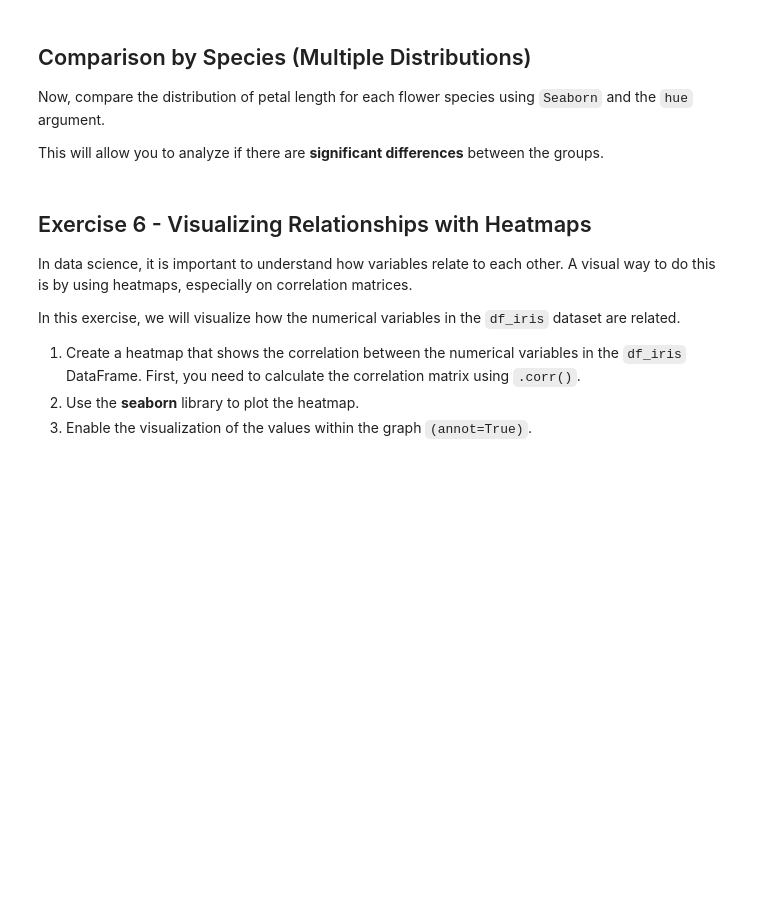
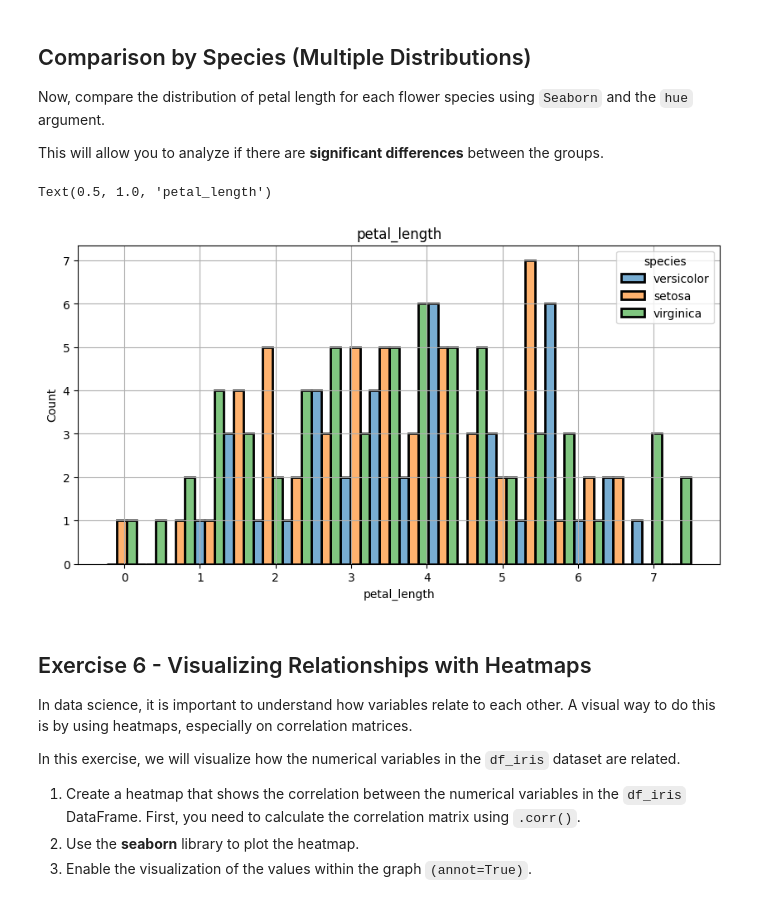
Before and after one commit to utkuseyithanoglu/utkuvisualization-exercises-with-matplot-and-seaborn, a Jupyter notebook: notebook/problems.ipynb, the cells around one changed output. Cells and saved outputs as stored; diff of their text form; code cells hidden in the pictures; blank space fills up the shorter version.

```diff
--- a/notebook/problems.ipynb
+++ b/notebook/problems.ipynb
@@ -190,3 +230,14 @@ This will allow you to analyze if there are **significant differences** between
+# %%
+plt.figure(figsize=(10,5))
+sns.histplot(data=df_iris,x=df_iris['petal_length'],hue='species'\
+,linewidth=2,edgecolor='black',multiple='dodge',bins=20,alpha=0.6)#multiple dodge dememizin sebebi üst üste binmesini engellemek
+plt.grid()
+plt.xlabel=("petal_length")
+plt.ylabel=("counts")
+plt.title("petal_length")
+# %% [output]
+Text(0.5, 1.0, 'petal_length')
+[figure, added]
 # %% [markdown]
 ## Exercise 6 - Visualizing Relationships with Heatmaps
 
```
Also changed, not shown: parts of 9 cells of this notebook.
